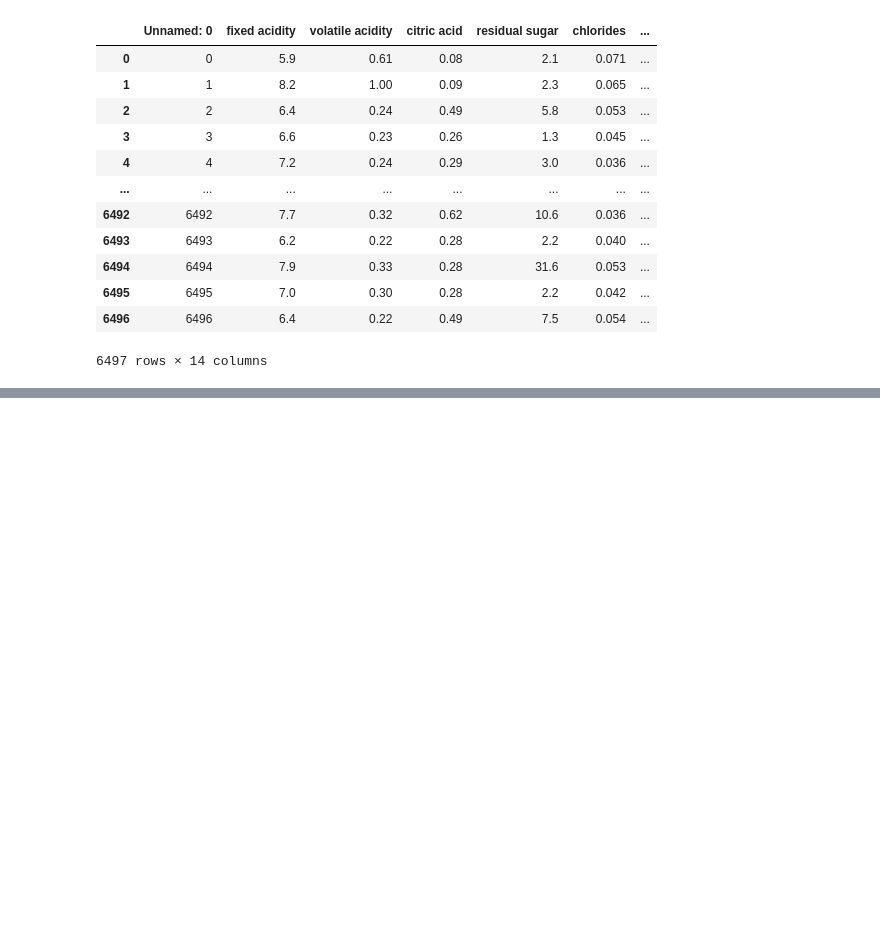
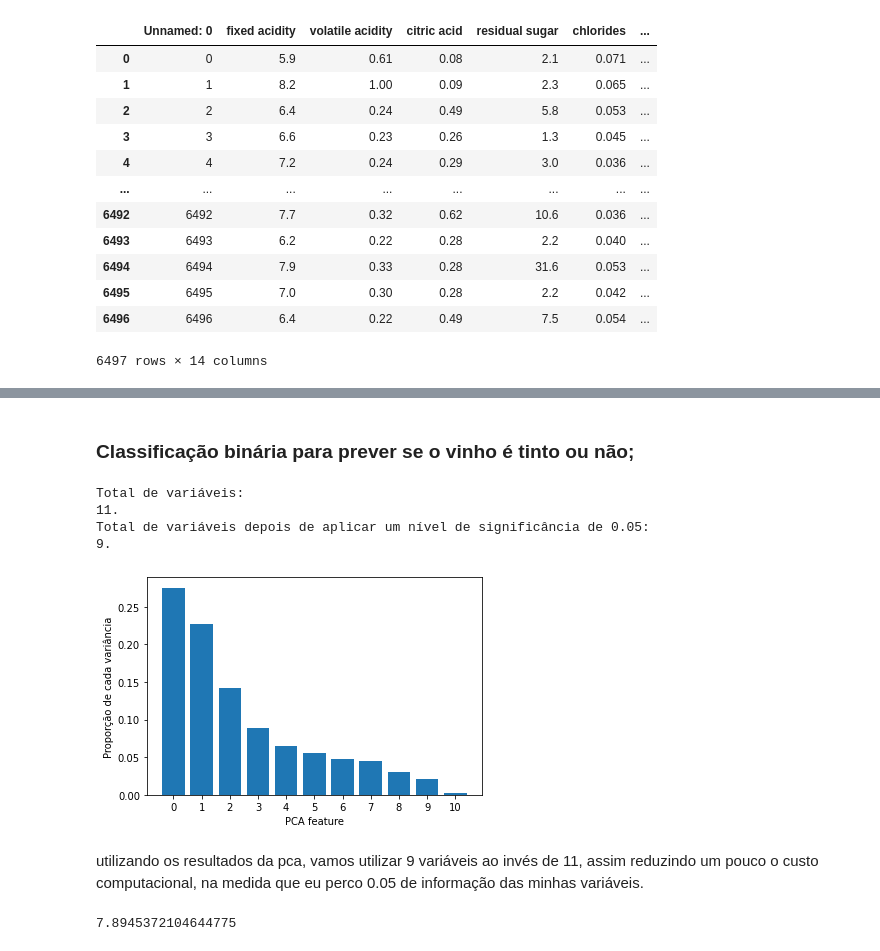
Before and after one commit to davialvesguerra/trainee-iee, a Jupyter notebook: 3º_Período.ipynb, the cells around one changed output, grey strips where cells are left out. Saved outputs shown, nothing was run; the diff lists cells and outputs as text; code cells hidden in the pictures; blank space fills up the shorter version.

```diff
--- a/3º_Período.ipynb
+++ b/3º_Período.ipynb
@@ -104,0 +73,5 @@ from sklearn.neighbors import KNeighborsRegressor
+# %% [markdown]
+### Classificação binária para prever se o vinho é tinto ou não;
+# %%
+X = df.iloc[:,[1,2,3,4,5,6,7,8,9,10,11]]
+y = df.iloc[:,13]
@@ -104,0 +81,31 @@ from sklearn.neighbors import KNeighborsRegressor
+# %%
+scaler = StandardScaler()
+X = scaler.fit_transform(X)
+# %%
+model = PCA()
+
+pca_features = model.fit_transform(X)
+variancia_raio = model.explained_variance_ratio_
+
+total_vars = len(variancia_raio)
+nivel_signif = 1 - 0.05
+
+reduc_vars = list(filter(lambda x: sum(variancia_raio[0:x]) > nivel_signif, range(total_vars)))
+total_reduc_vars = total_vars - len(reduc_vars)
+print(f"Total de variáveis:\n{total_vars}.\nTotal de variáveis depois de aplicar um nível de significância de {round(1-nivel_signif,2)}:\n{total_reduc_vars}.")
+# %% [output]
+Total de variáveis:
+11.
+Total de variáveis depois de aplicar um nível de significância de 0.05:
+9.
+# %%
+features = range(model.n_components_)
+plt.bar(features, model.explained_variance_ratio_)
+plt.xlabel('PCA feature')
+plt.ylabel('Proporção de cada variância')
+plt.xticks(features)
+plt.show()
+# %% [output]
+[figure, added]
+# %% [markdown]
+utilizando os resultados da pca, vamos utilizar 9 variáveis ao invés de 11, assim reduzindo um pouco o custo computacional, na medida que eu perco 0.05 de informação das minhas variáveis.
@@ -104,0 +120,18 @@ from sklearn.neighbors import KNeighborsRegressor
+# %%
+#usando um k = 3, vamos classificar se o vinho é tinto ou não
+k = 3
+X = pd.DataFrame(X)
+y = df.iloc[:,13]
+
+X_train, X_test, y_train, y_test = train_test_split(X, y, test_size=0.3, random_state=42)
+
+X_test = X_test.to_numpy()
+
+start_time = time.time()
+y_pred = knn(X_test, X_train, y_train, k=k)
+end_time = time.time()
+
+print(end_time - start_time)
+conf_matrix = confusion_matrix(y_pred, y_test)
+# %% [output]
+7.8945372104644775
```
Also changed, not shown: parts of 21 cells of this notebook.
